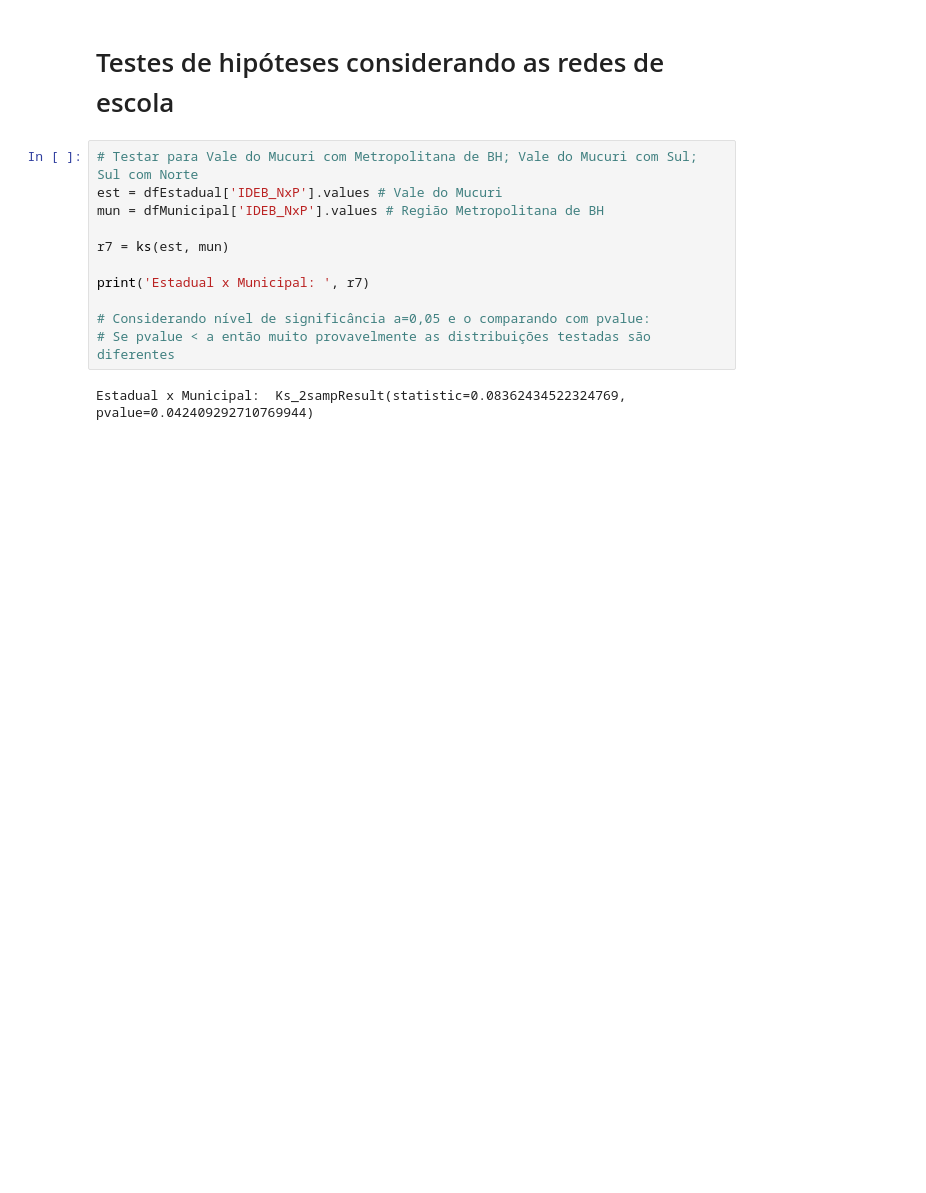
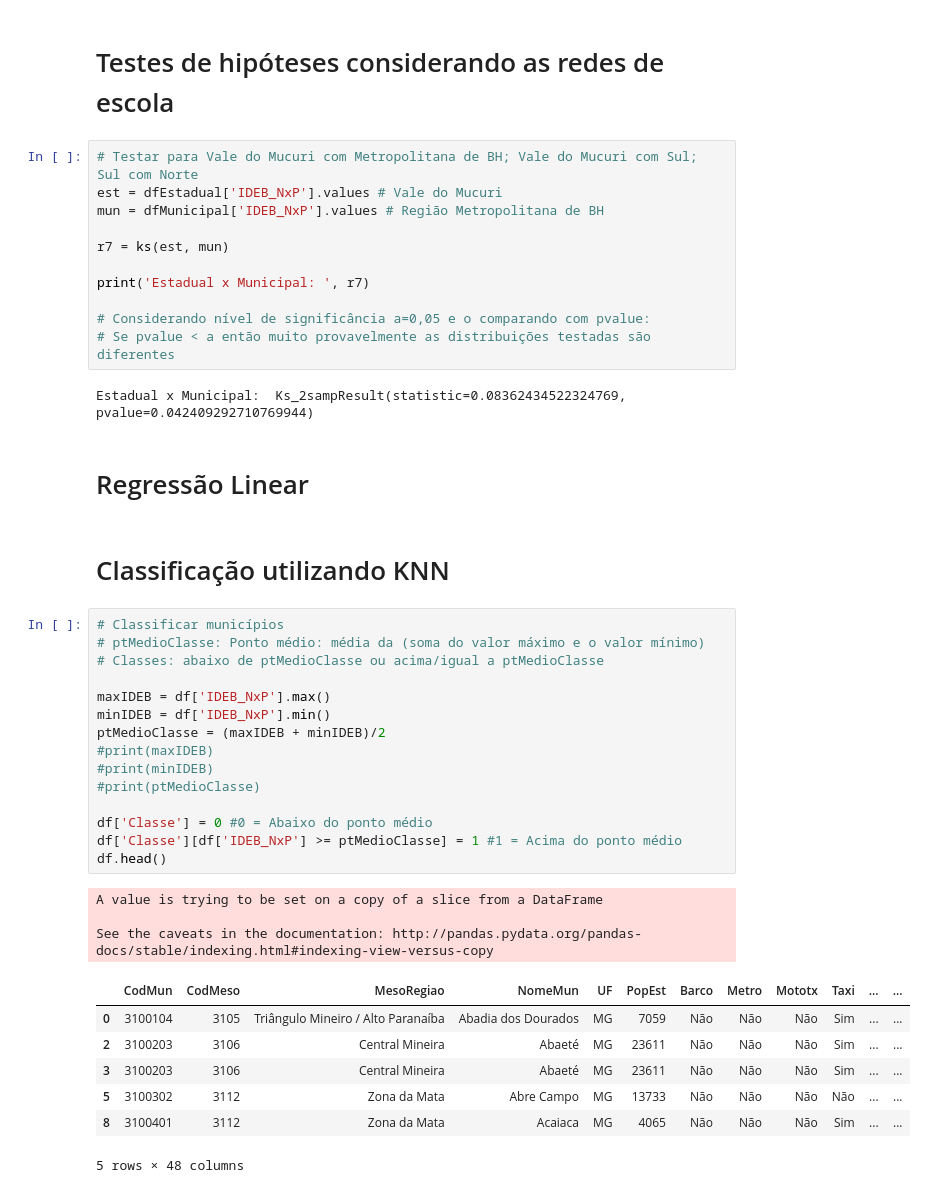
Before and after one commit to jessicatcr-zz/edu-municipios, a Jupyter notebook: Main.ipynb, the cells around one changed output. Saved outputs shown, nothing was run; the diff lists cells and outputs as text; blank space fills up the shorter version.

```diff
--- a/Main.ipynb
+++ b/Main.ipynb
@@ -371,3 +379,33 @@ print('Estadual x Municipal: ', r7)
 # Se pvalue < a então muito provavelmente as distribuições testadas são diferentes
 # %% [output]
 Estadual x Municipal:  Ks_2sampResult(statistic=0.08362434522324769, pvalue=0.042409292710769944)
+# %% [markdown]
+# Regressão Linear
+# %% [markdown]
+# Classificação utilizando KNN
+# %%
+# Classificar municípios
+# ptMedioClasse: Ponto médio: média da (soma do valor máximo e o valor mínimo)
+# Classes: abaixo de ptMedioClasse ou acima/igual a ptMedioClasse
+
+maxIDEB = df['IDEB_NxP'].max()
+minIDEB = df['IDEB_NxP'].min()
+ptMedioClasse = (maxIDEB + minIDEB)/2
+#print(maxIDEB)
+#print(minIDEB)
+#print(ptMedioClasse)
+
+df['Classe'] = 0 #0 = Abaixo do ponto médio
+df['Classe'][df['IDEB_NxP'] >= ptMedioClasse] = 1 #1 = Acima do ponto médio
+df.head()
+# %% [output]
+A value is trying to be set on a copy of a slice from a DataFrame
+
+See the caveats in the documentation: http://pandas.pydata.org/pandas-docs/stable/indexing.html#indexing-view-versus-copy
+|  | CodMun | CodMeso | MesoRegiao | NomeMun | UF | PopEst | Barco | Metro | Mototx | Taxi | ... | ... |
+| 0 | 3100104 | 3105 | Triângulo Mineiro / Alto Paranaíba | Abadia dos Dourados | MG | 7059 | Não | Não | Não | Sim | ... | ... |
+| 2 | 3100203 | 3106 | Central Mineira | Abaeté | MG | 23611 | Não | Não | Não | Sim | ... | ... |
+| 3 | 3100203 | 3106 | Central Mineira | Abaeté | MG | 23611 | Não | Não | Não | Sim | ... | ... |
+| 5 | 3100302 | 3112 | Zona da Mata | Abre Campo | MG | 13733 | Não | Não | Não | Não | ... | ... |
+| 8 | 3100401 | 3112 | Zona da Mata | Acaiaca | MG | 4065 | Não | Não | Não | Sim | ... | ... |
+5 rows × 48 columns
```
Also changed, not shown: parts of 3 cells of this notebook.
